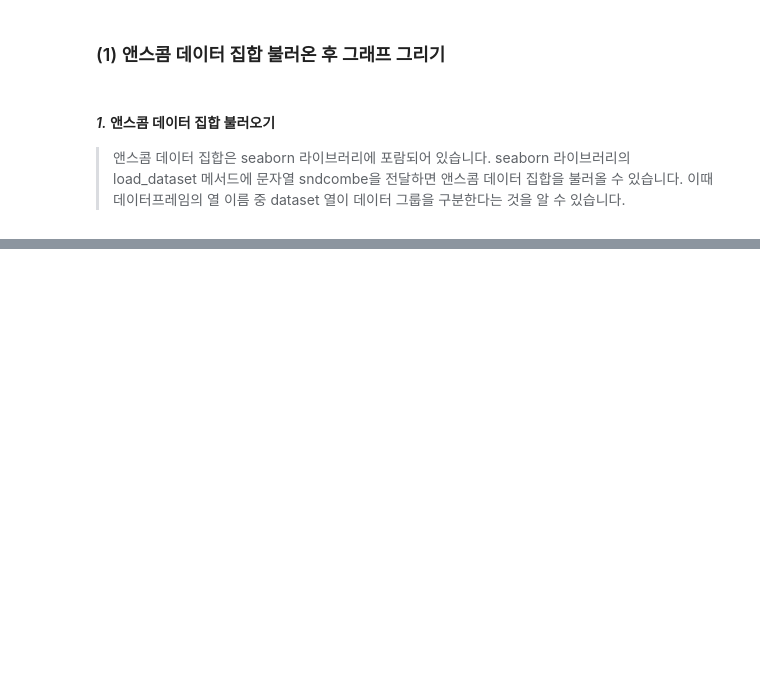
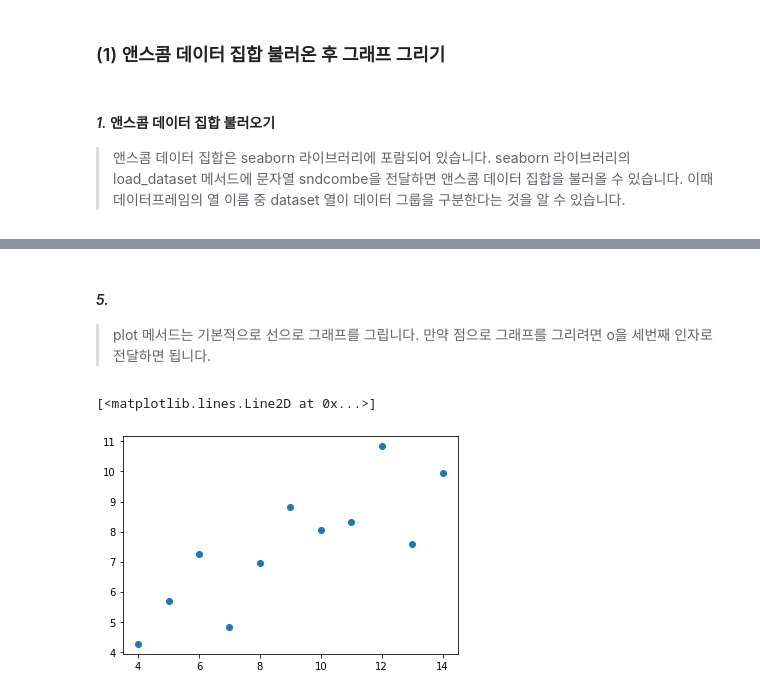
Before and after one commit to GeniusGun/python, a Jupyter notebook: pandas/pandas_04.ipynb, the cells around one changed output, grey strips where cells are left out. Drawn from its saved outputs; the diff is of its cells as text; code cells hidden in the pictures; blank space fills up the shorter version.

```diff
--- a/pandas/pandas_04.ipynb
+++ b/pandas/pandas_04.ipynb
@@ -48,0 +86,8 @@ IV       9.0  7.500909
+# %% [markdown]
+#### _5._
+>plot 메서드는 기본적으로 선으로 그래프를 그립니다. 만약 점으로 그래프를 그리려면 o을 세번째 인자로 전달하면 됩니다.
+# %%
+plt.plot(dataset_1['x'], dataset_1['y'],'o')
+# %% [output]
+[<matplotlib.lines.Line2D at 0x...>]
+[figure, added]
```
Also changed, not shown: parts of 8 cells of this notebook.
